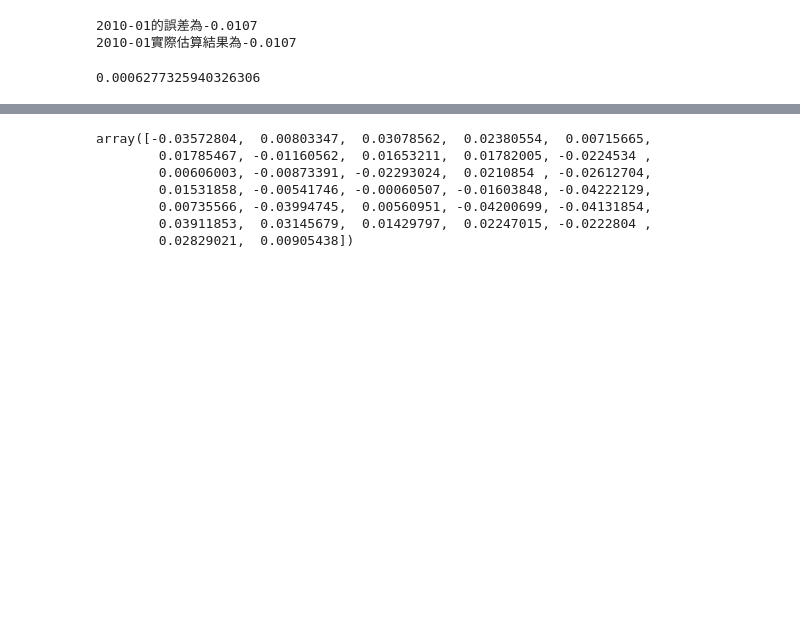
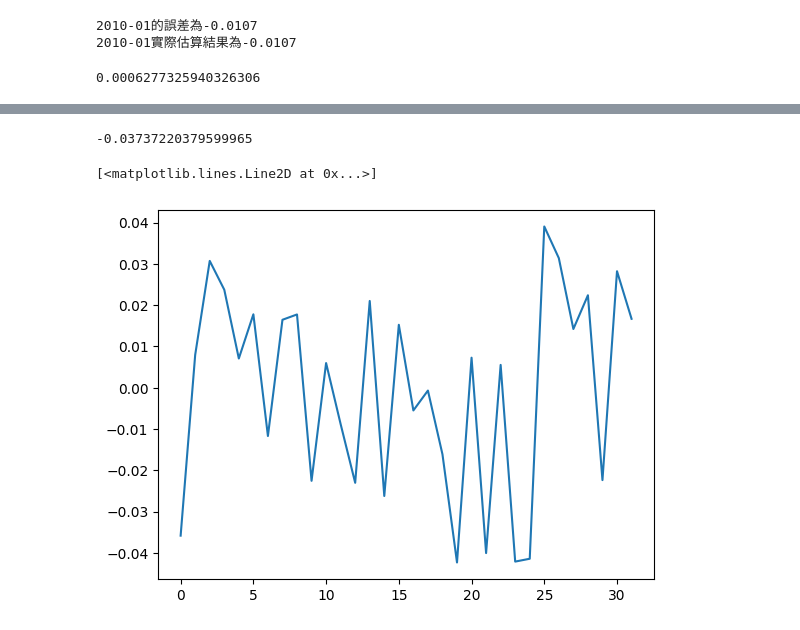
Before and after one commit to quetion/time-series-analysis_11102, a Jupyter notebook: TS_week11.ipynb, the cells around one changed output, grey strips where cells are left out. Saved outputs shown, nothing was run; the diff lists cells and outputs as text; code cells hidden in the pictures; blank space fills up the shorter version.

```diff
--- a/TS_week11.ipynb
+++ b/TS_week11.ipynb
@@ -265,0 +344,7 @@ Notes:
+# %%
+# estimate random walk model
+data['const'] = 1 # construct the constant term
+y = data.ret_gbp[:200]
+x = data.const[:200]
+res_rw_insample = sm.OLS(y,x,missing='drop').fit()
+print(res_rw_insample.summary())
@@ -266,18 +385,17 @@ Notes:
+# %%
+data.ret_gbp[0+200]
+# %% [output]
+-0.03737220379599965
 # %%
 # out-of-sample: random walk
 # fix parameters method
 R = 200
 T = len(data)
 rr = np.zeros(T-R)
 for i in range(T-R):
-  fit = res_rw.params[0]
+  fit = res_rw_insample.params[0]
   rr[i] = data.ret_gbp[i+R]- fit
-rr
+plt.plot(rr)
 # %% [output]
-array([-0.03572804,  0.00803347,  0.03078562,  0.02380554,  0.00715665,
-        0.01785467, -0.01160562,  0.01653211,  0.01782005, -0.0224534 ,
-        0.00606003, -0.00873391, -0.02293024,  0.0210854 , -0.02612704,
-        0.01531858, -0.00541746, -0.00060507, -0.01603848, -0.04222129,
-        0.00735566, -0.03994745,  0.00560951, -0.04200699, -0.04131854,
-        0.03911853,  0.03145679,  0.01429797,  0.02247015, -0.0222804 ,
-        0.02829021,  0.00905438])
+[<matplotlib.lines.Line2D at 0x...>]
+[figure, added]
```
Also changed, not shown: parts of 18 cells of this notebook.
